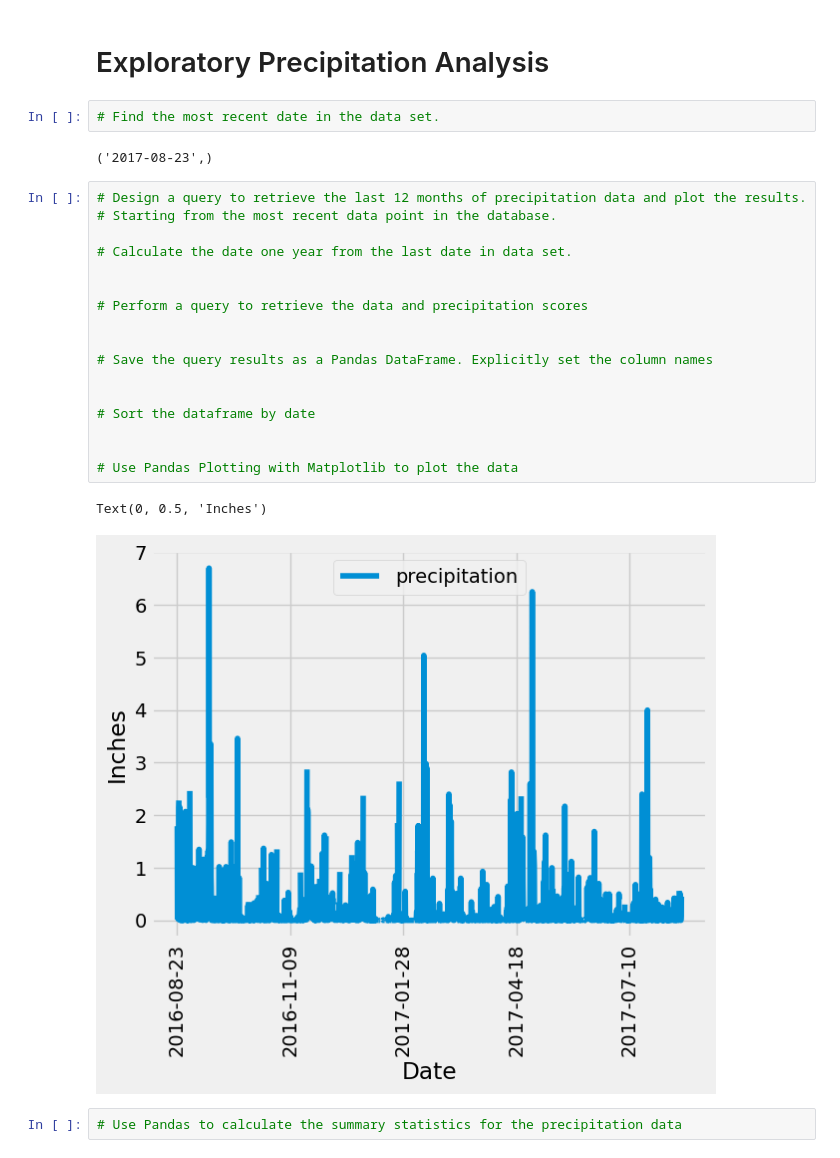
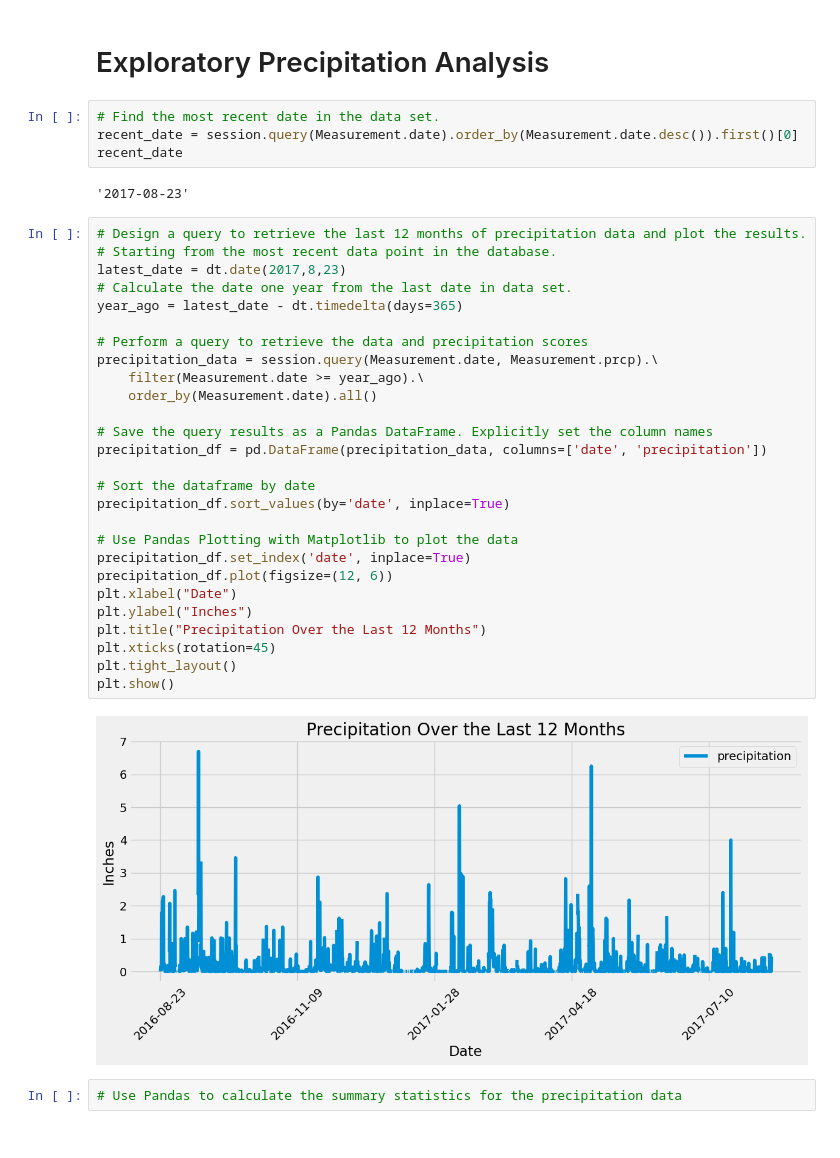
Before and after one commit to IlirHajdari/sqlalchemy-challenge, a Jupyter notebook: SurfsUp/climate_starter.ipynb, the cells around one changed output. Saved outputs shown, nothing was run; the diff lists cells and outputs as text.

Commit message:
completed precipitaion chart

```diff
--- a/SurfsUp/climate_starter.ipynb
+++ b/SurfsUp/climate_starter.ipynb
@@ -39,28 +39,39 @@ session = Session(engine)
 # Exploratory Precipitation Analysis
 # %%
 # Find the most recent date in the data set.
+recent_date = session.query(Measurement.date).order_by(Measurement.date.desc()).first()[0]
+recent_date
 # %% [output]
-('2017-08-23',)
+'2017-08-23'
 # %%
 # Design a query to retrieve the last 12 months of precipitation data and plot the results.
 # Starting from the most recent data point in the database.
-
+latest_date = dt.date(2017,8,23)
 # Calculate the date one year from the last date in data set.
-
+year_ago = latest_date - dt.timedelta(days=365)
 
 # Perform a query to retrieve the data and precipitation scores
-
+precipitation_data = session.query(Measurement.date, Measurement.prcp).\
+    filter(Measurement.date >= year_ago).\
+    order_by(Measurement.date).all()
 
 # Save the query results as a Pandas DataFrame. Explicitly set the column names
-
+precipitation_df = pd.DataFrame(precipitation_data, columns=['date', 'precipitation'])
 
 # Sort the dataframe by date
-
+precipitation_df.sort_values(by='date', inplace=True)
 
 # Use Pandas Plotting with Matplotlib to plot the data
+precipitation_df.set_index('date', inplace=True)
+precipitation_df.plot(figsize=(12, 6))
+plt.xlabel("Date")
+plt.ylabel("Inches")
+plt.title("Precipitation Over the Last 12 Months")
+plt.xticks(rotation=45)
+plt.tight_layout()
+plt.show()
 # %% [output]
-Text(0, 0.5, 'Inches')
-[figure, old version]
+[figure, new version]
 # %%
 # Use Pandas to calculate the summary statistics for the precipitation data
 # %% [output]
```
